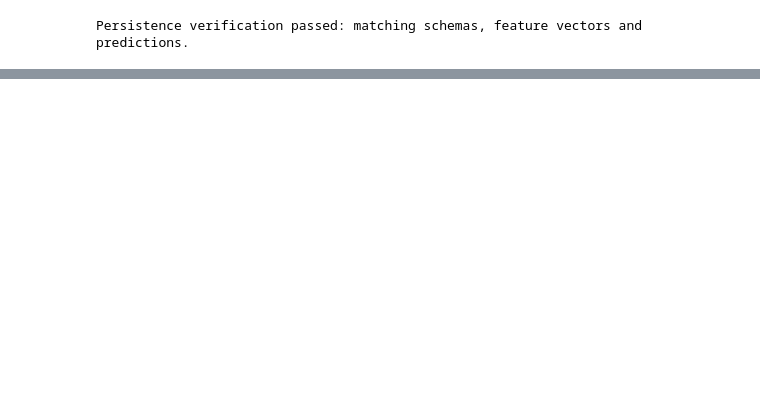
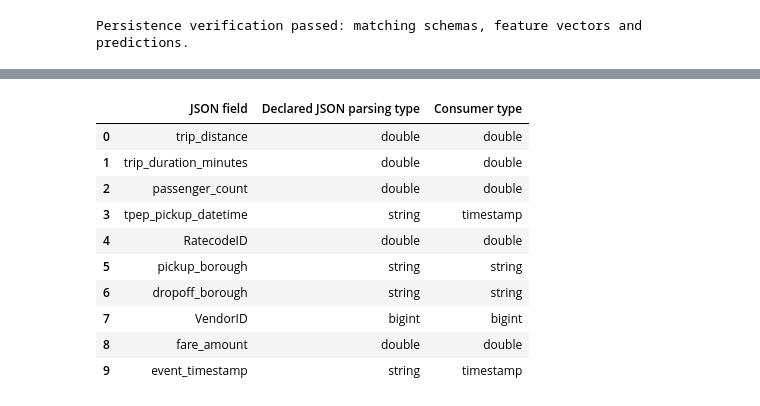
Before and after one commit to hncha9-eng/ITO5202_Ass2_27602966, a Jupyter notebook: assessment2.ipynb, the cells around one changed output, grey strips where cells are left out. Cells and saved outputs as stored; diff of their text form; code cells hidden in the pictures; blank space fills up the shorter version.

```diff
--- a/assessment2.ipynb
+++ b/assessment2.ipynb
@@ -5467,0 +5523,91 @@ Persistence verification passed: matching schemas, feature vectors and predictio
+# %%
+from pyspark.sql.types import (
+    ArrayType,
+    DoubleType,
+    LongType,
+    StringType,
+    StructField,
+    StructType,
+)
+
+# Shared settings for the producer demonstration and streaming consumer.
+STREAM_BOOTSTRAP_SERVERS = "kafka:9092"
+STREAM_TOPIC = "a2_taxi_events"
+
+STREAM_BATCH_SIZE = 1000
+STREAM_PAUSE_SECONDS = 5
+STREAM_DEMO_BATCH_LIMIT = 60
+STREAM_TRIGGER_INTERVAL = "5 seconds"
+
+# Existing artefacts created and verified in Part A.
+STREAM_DATA_PATH = PROJECT_ROOT / "data/stream_data.parquet"
+STREAM_MODEL_PATH = PROJECT_ROOT / "models/a2_model"
+STREAM_SPLIT_METADATA_PATH = PROJECT_ROOT / "data/split_metadata.json"
+
+# Schema of one record inside the producer's JSON array.
+STREAM_EVENT_SCHEMA = StructType([
+    StructField("trip_distance", DoubleType(), True),
+    StructField("trip_duration_minutes", DoubleType(), True),
+    StructField("passenger_count", DoubleType(), True),
+    StructField("tpep_pickup_datetime", StringType(), True),
+    StructField("RatecodeID", DoubleType(), True),
+    StructField("pickup_borough", StringType(), True),
+    StructField("dropoff_borough", StringType(), True),
+    StructField("VendorID", LongType(), True),
+    StructField("fare_amount", DoubleType(), True),
+    StructField("event_timestamp", StringType(), True),
+])
+
+# One Kafka message contains an array, rather than one individual record.
+STREAM_BATCH_SCHEMA = ArrayType(
+    STREAM_EVENT_SCHEMA,
+    containsNull=False,
+)
+
+STREAM_SOURCE_COLUMNS = [
+    field.name
+    for field in STREAM_EVENT_SCHEMA.fields
+    if field.name != "event_timestamp"
+]
+
+STREAM_MODEL_INPUT_COLUMNS = [
+    column
+    for column in STREAM_SOURCE_COLUMNS
+    if column != "fare_amount"
+]
+
+assert len(STREAM_MODEL_INPUT_COLUMNS) == 8
+
+display(pd.DataFrame([
+    {
+        "JSON field": field.name,
+        "Declared JSON parsing type": field.dataType.simpleString(),
+        "Consumer type": (
+            "timestamp"
+            if field.name in {
+                "tpep_pickup_datetime",
+                "event_timestamp",
+            }
+            else field.dataType.simpleString()
+        ),
+    }
+    for field in STREAM_EVENT_SCHEMA.fields
+]))
+
+print("Kafka topic:", STREAM_TOPIC)
+print("Bootstrap servers:", STREAM_BOOTSTRAP_SERVERS)
+print("Default records per batch:", STREAM_BATCH_SIZE)
+print("Pause between batches:", STREAM_PAUSE_SECONDS, "seconds")
+print("Consumer trigger interval:", STREAM_TRIGGER_INTERVAL)
+# %% [output]
+|  | JSON field | Declared JSON parsing type | Consumer type |
+| 0 | trip_distance | double | double |
+| 1 | trip_duration_minutes | double | double |
+| 2 | passenger_count | double | double |
+| 3 | tpep_pickup_datetime | string | timestamp |
+| 4 | RatecodeID | double | double |
+| 5 | pickup_borough | string | string |
+| 6 | dropoff_borough | string | string |
+| 7 | VendorID | bigint | bigint |
+| 8 | fare_amount | double | double |
+| 9 | event_timestamp | string | timestamp |
```
Also changed, not shown: parts of 12 cells of this notebook, 1 other file.
